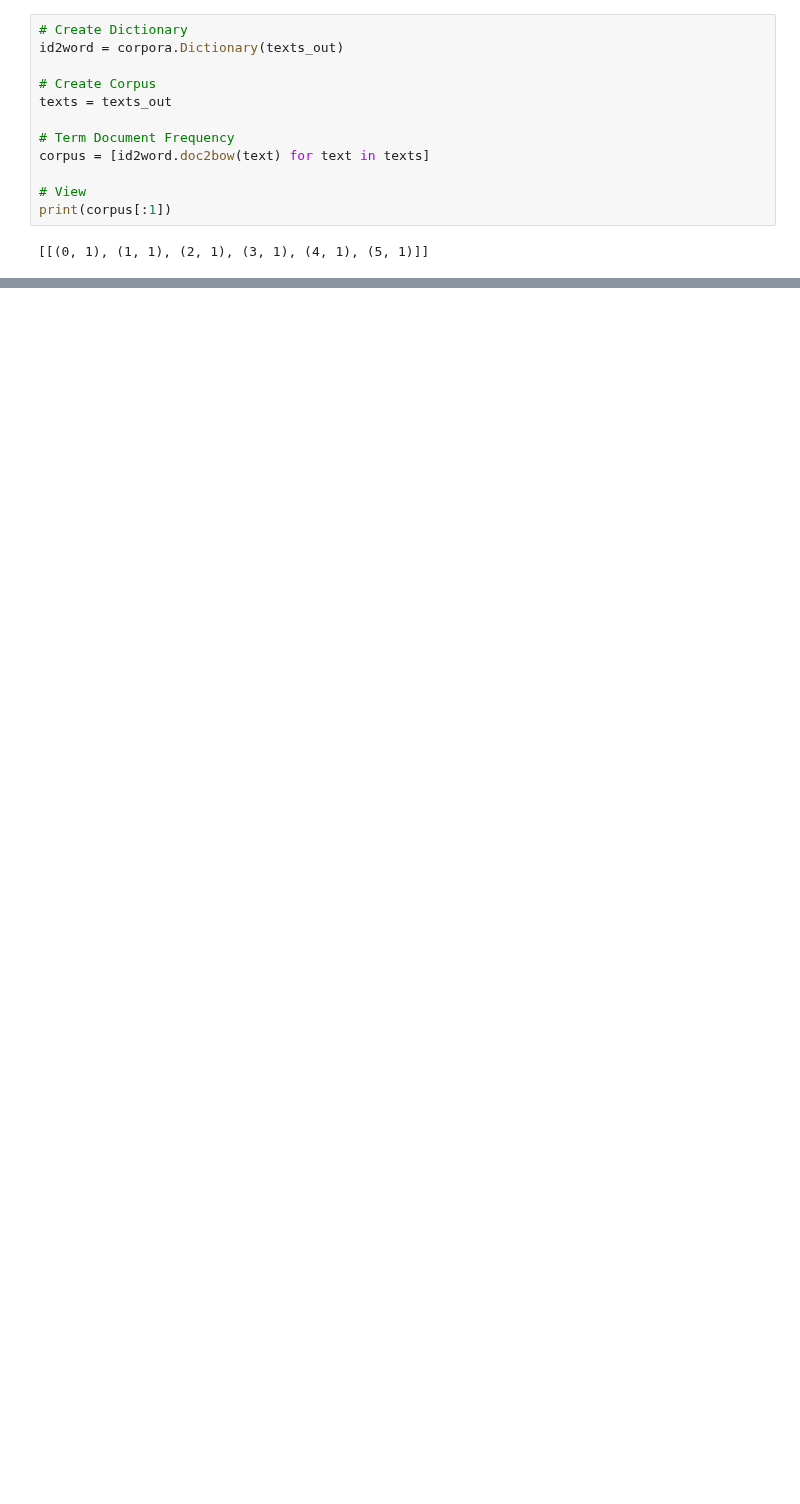
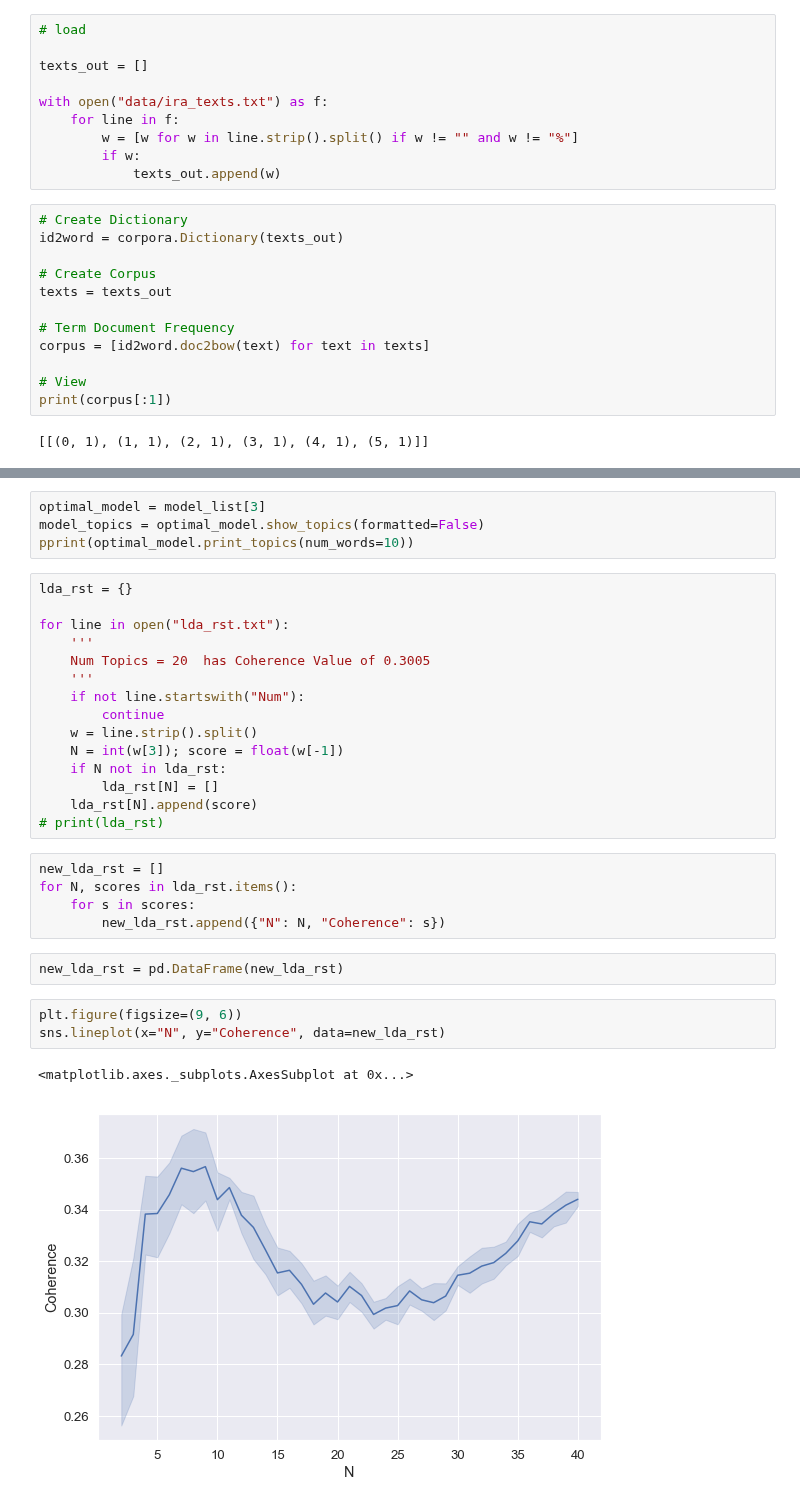
Before and after one commit to kayzhou/fake_news_during_election, a Jupyter notebook: analyze_comm.ipynb, the cells around one changed output, grey strips where cells are left out. Saved outputs shown, nothing was run; the diff lists cells and outputs as text; blank space fills up the shorter version.

```diff
--- a/analyze_comm.ipynb
+++ b/analyze_comm.ipynb
@@ -114,3 +127,13 @@ len(texts_out)
+# %%
+# load
+
+texts_out = []
+
+with open("data/ira_texts.txt") as f:
+    for line in f:
+        w = [w for w in line.strip().split() if w != "" and w != "%"]
+        if w:
+            texts_out.append(w)
 # %%
 # Create Dictionary
 id2word = corpora.Dictionary(texts_out)
@@ -131,0 +269,32 @@ print(corpus[:1])
+# %%
+optimal_model = model_list[3]
+model_topics = optimal_model.show_topics(formatted=False)
+pprint(optimal_model.print_topics(num_words=10))
+# %%
+lda_rst = {}
+
+for line in open("lda_rst.txt"):
+    '''
+    Num Topics = 20  has Coherence Value of 0.3005
+    '''
+    if not line.startswith("Num"):
+        continue
+    w = line.strip().split()
+    N = int(w[3]); score = float(w[-1])
+    if N not in lda_rst:
+        lda_rst[N] = []
+    lda_rst[N].append(score)
+# print(lda_rst)
+# %%
+new_lda_rst = []
+for N, scores in lda_rst.items():
+    for s in scores:
+        new_lda_rst.append({"N": N, "Coherence": s})
+# %%
+new_lda_rst = pd.DataFrame(new_lda_rst)
+# %%
+plt.figure(figsize=(9, 6))
+sns.lineplot(x="N", y="Coherence", data=new_lda_rst)
+# %% [output]
+<matplotlib.axes._subplots.AxesSubplot at 0x...>
+[figure, added]
```
Also changed, not shown: parts of 18 cells of this notebook, 9 other files.
